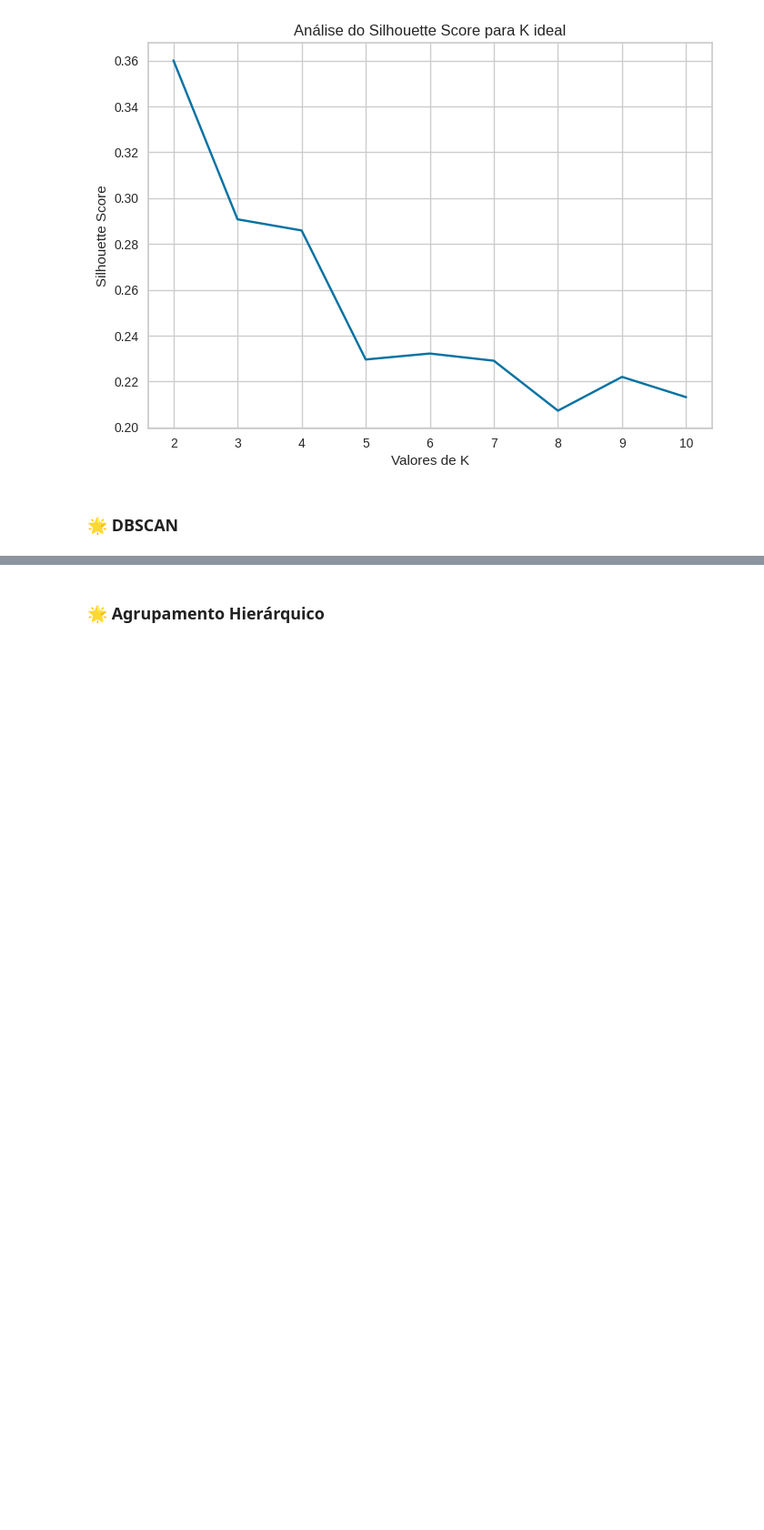
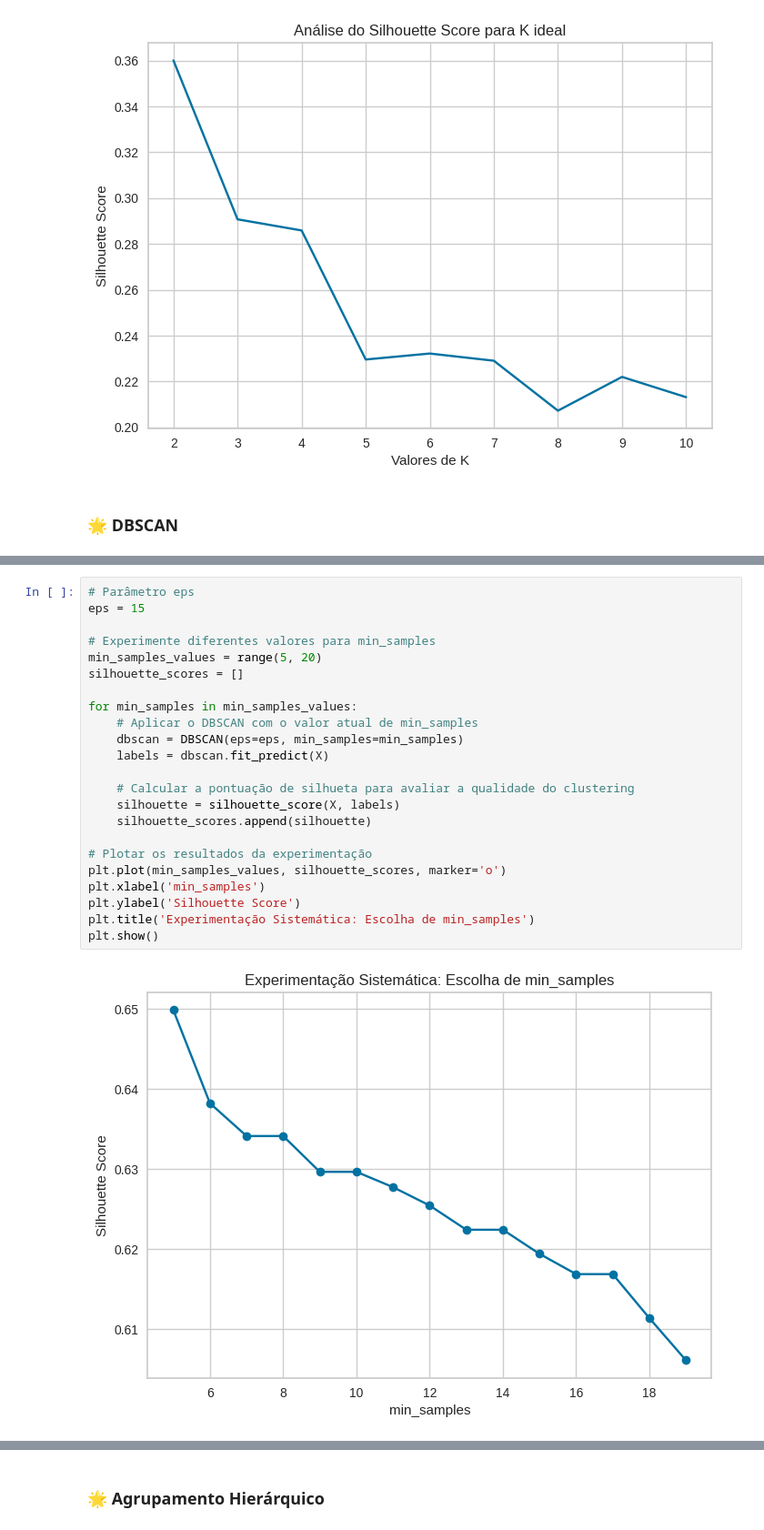
Before and after one commit to Texugo-928/Santander_ML2, a Jupyter notebook: Projeto.ipynb, the cells around one changed output, grey strips where cells are left out. Shown at 91% size. Drawn from its saved outputs; the diff is of its cells as text; blank space fills up the shorter version.

```diff
--- a/Projeto.ipynb
+++ b/Projeto.ipynb
@@ -671,0 +606,25 @@ KeyError: ignored
+# %%
+# Parâmetro eps
+eps = 15
+
+# Experimente diferentes valores para min_samples
+min_samples_values = range(5, 20)
+silhouette_scores = []
+
+for min_samples in min_samples_values:
+    # Aplicar o DBSCAN com o valor atual de min_samples
+    dbscan = DBSCAN(eps=eps, min_samples=min_samples)
+    labels = dbscan.fit_predict(X)
+
+    # Calcular a pontuação de silhueta para avaliar a qualidade do clustering
+    silhouette = silhouette_score(X, labels)
+    silhouette_scores.append(silhouette)
+
+# Plotar os resultados da experimentação
+plt.plot(min_samples_values, silhouette_scores, marker='o')
+plt.xlabel('min_samples')
+plt.ylabel('Silhouette Score')
+plt.title('Experimentação Sistemática: Escolha de min_samples')
+plt.show()
+# %% [output]
+[figure, added]
```
Also changed, not shown: parts of 9 cells of this notebook.
